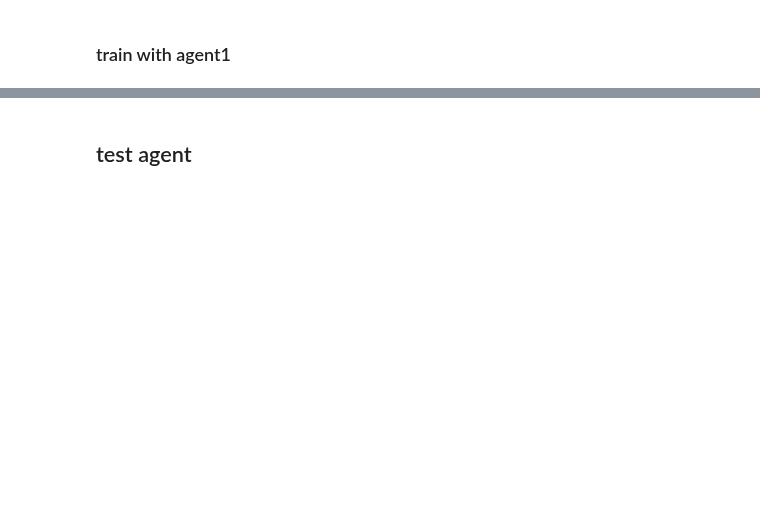
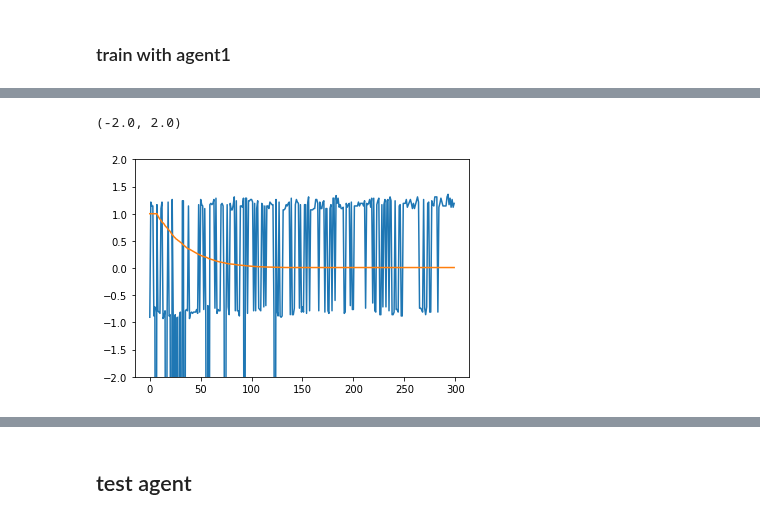
Before and after one commit to tijsvandenheuvel/RL-exploration, a Jupyter notebook: connect-4_DQN.ipynb, the cells around one changed output, grey strips where cells are left out. Saved outputs shown, nothing was run; the diff lists cells and outputs as text; code cells hidden in the pictures; blank space fills up the shorter version.

```diff
--- a/connect-4_DQN.ipynb
+++ b/connect-4_DQN.ipynb
@@ -300,0 +262,9 @@ plt.ylim(-2,2)
+# %%
+env = ConnectFourGym(agent2=agent2)
+n_games = 300
+agent = Agent(gamma=0.99,epsilon=1.0,alpha=0.0005,input_dims=42, n_actions=7,mem_size=1000000,batch_size=64,epsilon_end=0.01,
+fname='agent3.h5')
+scores=[]
+eps_history=[]
+avg_history=[]
+train(agent,n_games)
@@ -300,0 +289,7 @@ plt.ylim(-2,2)
+# %%
+plt.plot(range(len(scores)),scores)
+plt.plot(range(len(eps_history)),eps_history)
+plt.ylim(-2,2)
+# %% [output]
+(-2.0, 2.0)
+[figure, added]
```
Also changed, not shown: parts of 31 cells of this notebook, 1 other file.
